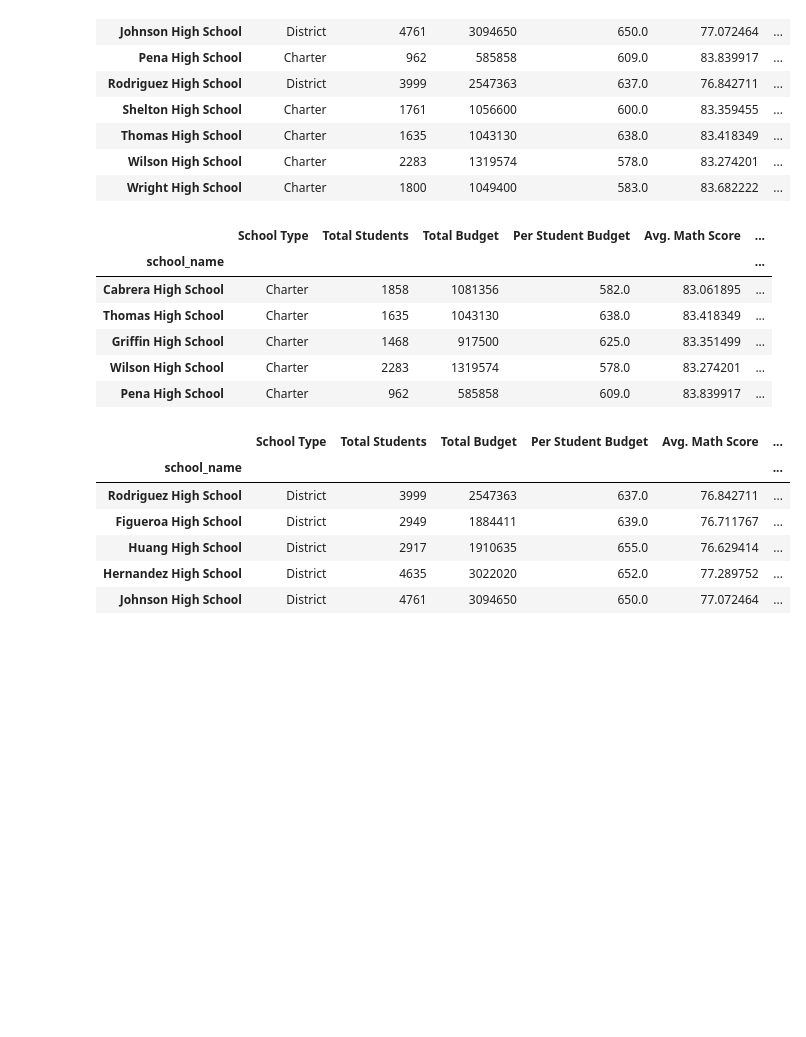
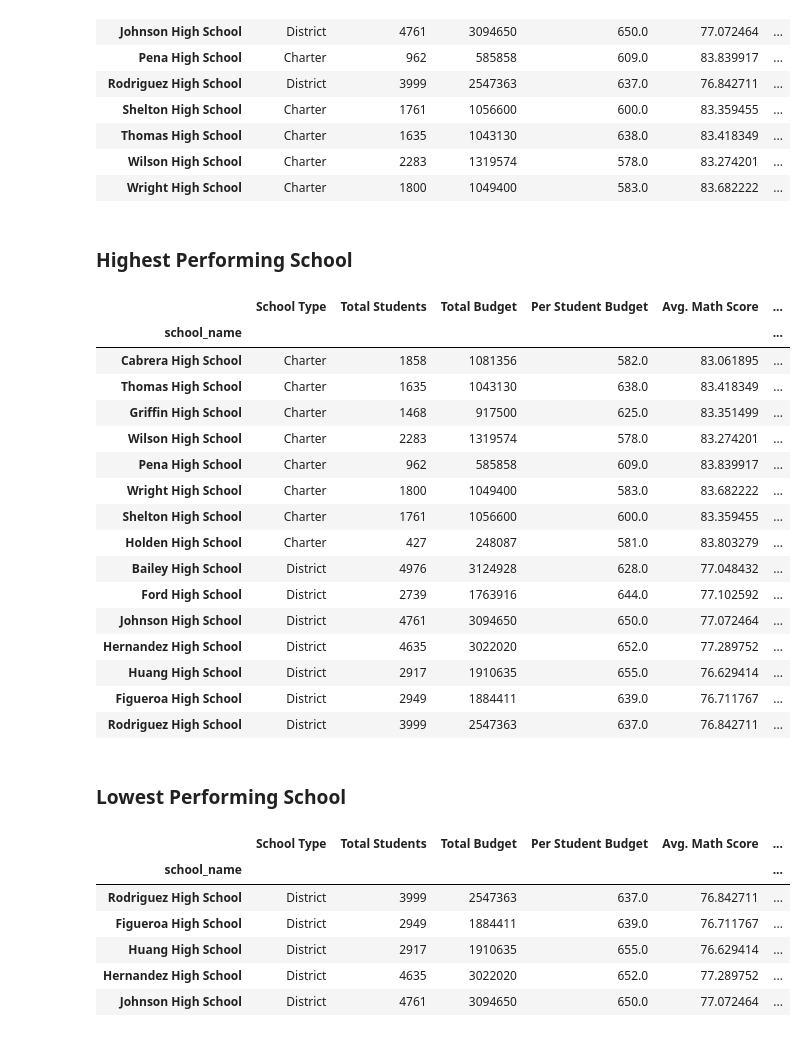
Before and after one commit to peatk/Pandas-Challenge_Mod4_Pete-Kline, a Jupyter notebook: PyCitySchools/PyCityShools_DataAnalysis.ipynb, the cells around one changed output. Drawn from its saved outputs; the diff is of its cells as text; code cells hidden in the pictures; blank space fills up the shorter version.

```diff
--- a/PyCitySchools/PyCityShools_DataAnalysis.ipynb
+++ b/PyCitySchools/PyCityShools_DataAnalysis.ipynb
@@ -159,6 +174,6 @@ per_school_budget = school_data.set_index(["school_name"])["budget"]
 # %%
 #Per Student Budget
-per_capita_budget = per_school_budget / total_student_count
+per_capita_budget = per_school_budget / per_school_count
 
 #per_capita_budget
 # %%
@@ -283,16 +244,30 @@ per_school_summary_df
 | Thomas High School | Charter | 1635 | 1043130 | 638.0 | 83.418349 | ... |
 | Wilson High School | Charter | 2283 | 1319574 | 578.0 | 83.274201 | ... |
 | Wright High School | Charter | 1800 | 1049400 | 583.0 | 83.682222 | ... |
+# %% [markdown]
+### Highest Performing School
 # %%
-#Sort out top 5 schools based on Overall Passing
+#Sort out top 5 schools based on overall passing %
 top_schools_overall = per_school_summary_df.sort_values("% Overall Passing", ascending = False)
-top_schools_overall.head(5)
+top_schools_overall
 # %% [output]
 |  | School Type | Total Students | Total Budget | Per Student Budget | Avg. Math Score | ... |
 | school_name |  |  |  |  |  | ... |
 | Cabrera High School | Charter | 1858 | 1081356 | 582.0 | 83.061895 | ... |
 | Thomas High School | Charter | 1635 | 1043130 | 638.0 | 83.418349 | ... |
 | Griffin High School | Charter | 1468 | 917500 | 625.0 | 83.351499 | ... |
 | Wilson High School | Charter | 2283 | 1319574 | 578.0 | 83.274201 | ... |
 | Pena High School | Charter | 962 | 585858 | 609.0 | 83.839917 | ... |
+| Wright High School | Charter | 1800 | 1049400 | 583.0 | 83.682222 | ... |
+| Shelton High School | Charter | 1761 | 1056600 | 600.0 | 83.359455 | ... |
+| Holden High School | Charter | 427 | 248087 | 581.0 | 83.803279 | ... |
+| Bailey High School | District | 4976 | 3124928 | 628.0 | 77.048432 | ... |
+| Ford High School | District | 2739 | 1763916 | 644.0 | 77.102592 | ... |
+| Johnson High School | District | 4761 | 3094650 | 650.0 | 77.072464 | ... |
+| Hernandez High School | District | 4635 | 3022020 | 652.0 | 77.289752 | ... |
+| Huang High School | District | 2917 | 1910635 | 655.0 | 76.629414 | ... |
+| Figueroa High School | District | 2949 | 1884411 | 639.0 | 76.711767 | ... |
+| Rodriguez High School | District | 3999 | 2547363 | 637.0 | 76.842711 | ... |
+# %% [markdown]
+### Lowest Performing School
 # %%
```
Also changed, not shown: parts of 27 cells of this notebook, 1 other file.
